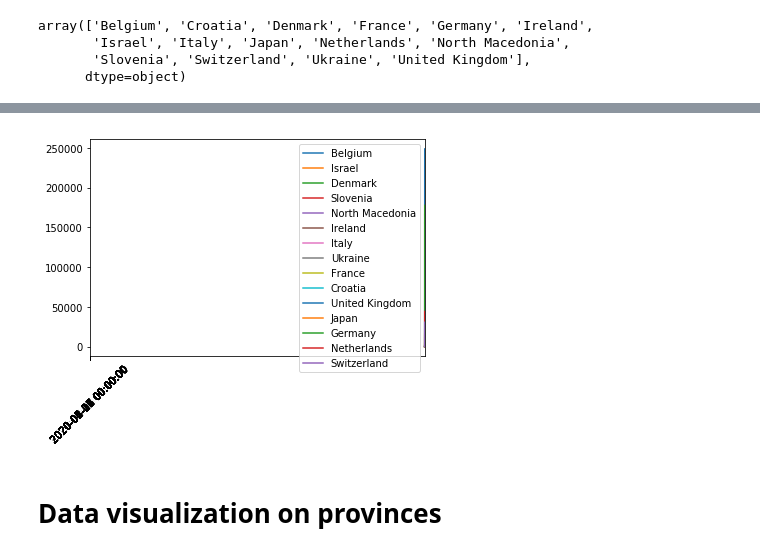
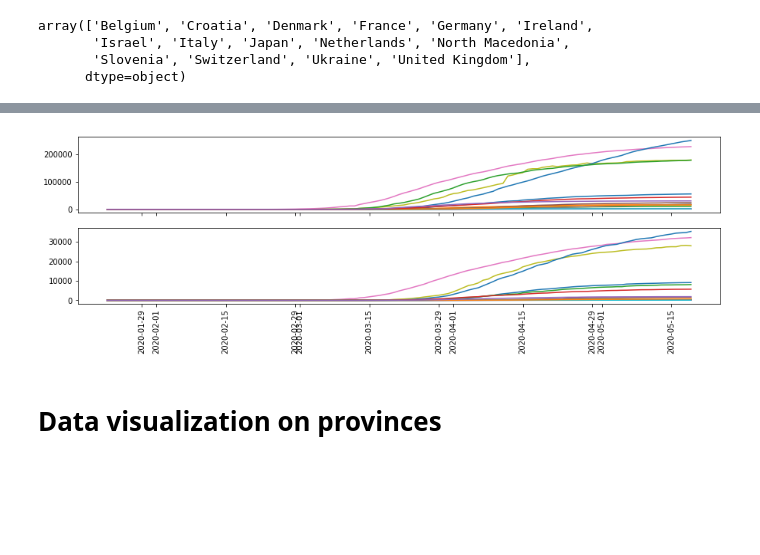
Before and after one commit to zaida-rivai/DMT2020_Group85, a Jupyter notebook: Zaida/John Hopkins.ipynb, the cells around one changed output, grey strips where cells are left out. Cells and saved outputs as stored; diff of their text form; code cells hidden in the pictures; blank space fills up the shorter version.

Commit message:
failed making figures

```diff
--- a/Zaida/John Hopkins.ipynb
+++ b/Zaida/John Hopkins.ipynb
@@ -46,15 +38,18 @@ DatetimeIndex(['2020-01-22', '2020-01-23', '2020-01-24', '2020-01-25',
 # %%
-ind = np.arange(0,len(nl),5)
-indNames = [nl.index[i] for i in range(len(nl)) if i %5 ==0]
+fig, axs = plt.subplots(2,figsize=(15, 4),sharex=True)
 
 for uniqueCountry in df['Country/Region'].unique():
-    plt.plot(df.Confirmed[df['Country/Region']==uniqueCountry],label=uniqueCountry)
-    plt.xticks(ind,indNames,rotation=45)
-    plt.legend()
-#     plt.plot(df.Deaths[df['Country/Region']==uniqueCountry])
+
+    axs[0].plot(df.Confirmed[df['Country/Region']==uniqueCountry],label=uniqueCountry)
+#     axs[0].xaxis.set_visible(False)
+#     plt.legend()
+#     axs[1].set_xticks(ind)
+#     axs[1].set_xticklabels([indNames], fontsize=12)
+    plt.setp(axs[1].get_xticklabels(), visible=True, rotation=90)
+    axs[1].plot(df.Deaths[df['Country/Region']==uniqueCountry])
 #     plt.show()
 # %% [output]
-[figure, old version]
+[figure, new version]
 # %%
 # dfConfirmed = pd.read_csv("time_series_covid19_confirmed_global.csv")
 # dfDeath = pd.read_csv("time_series_covid19_deaths_global.csv")
```
Also changed, not shown: parts of 3 cells of this notebook.
